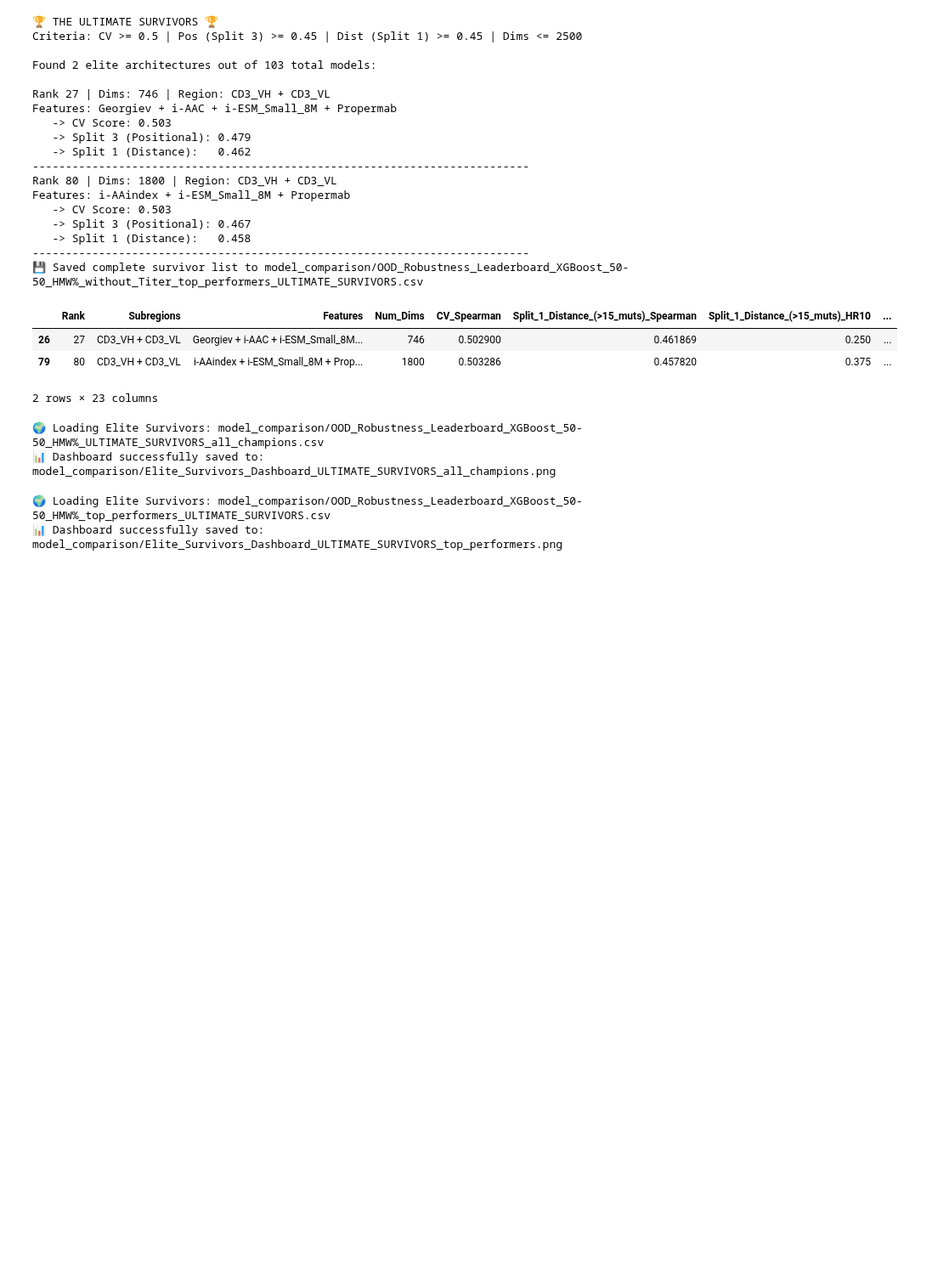
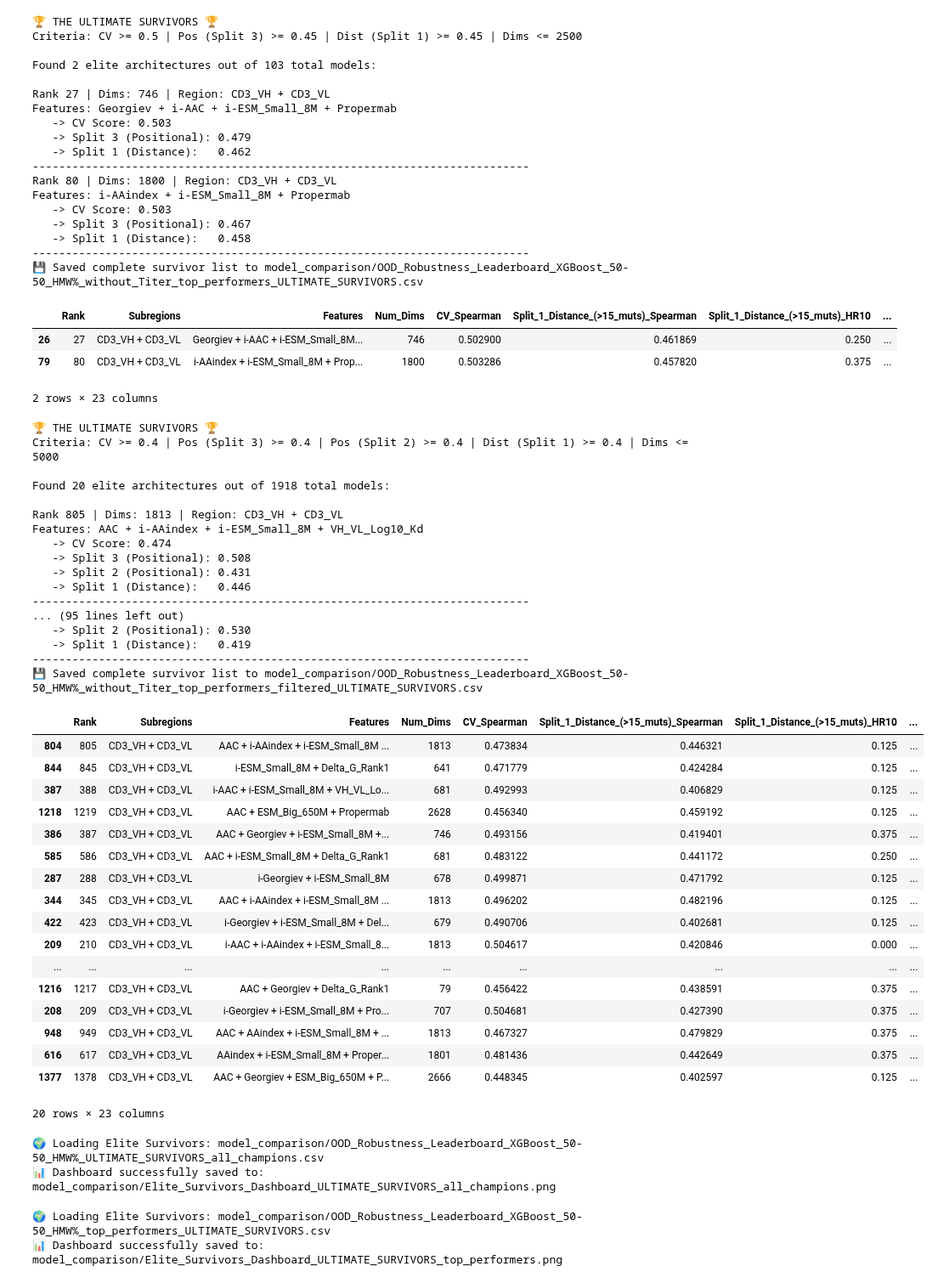
Before and after one commit to esigalas/biostream, a Jupyter notebook: Inference_on_Unseen_data_notebook.ipynb, the cells around one changed output. Shown at 85% size. Cells and saved outputs as stored; diff of their text form; code cells hidden in the pictures; blank space fills up the shorter version.

Commit message:
Updated the script to include a filter for second split when looking for ultimate survivors.

```diff
--- a/Inference_on_Unseen_data_notebook.ipynb
+++ b/Inference_on_Unseen_data_notebook.ipynb
@@ -842,18 +842,20 @@ generate_detailed_ood_dashboard(leaderboard_csv, "model_comparison/All_Champions
 # %%
 import pandas as pd
 
-def extract_ultimate_survivors(csv_path, min_cv=0.40, min_split3=0.30, min_split1=0.30, max_dims=1500):
+def extract_ultimate_survivors(csv_path, min_cv=0.40, min_split3=0.40, min_split2=0.40, min_split1=0.40, max_dims=1500):
     df = pd.read_csv(csv_path)
 
     # Locate the exact column names dynamically
-    split1_col = [c for c in df.columns if 'Split_1' in c][0]
-    split3_col = [c for c in df.columns if 'Split_3' in c][0]
+    split1_col = [c for c in df.columns if 'Split_1_Distance_(>15_muts)_Spearman' in c][0]
+    split3_col = [c for c in df.columns if 'Split_3_Positional_(Pos_72)_Spearman' in c][0]
+    split2_col = [c for c in df.columns if 'Split_2_Epistatic_(I60V_AND_V106L)_Spearman' in c][0]
 
     # Apply the 4-part strict criteria mask
     mask = (
         (df['CV_Spearman'] >= min_cv) &
         (df[split3_col] >= min_split3) &
         (df[split1_col] >= min_split1) &
+        (df[split2_col] >= min_split2) &
         (df['Num_Dims'] <= max_dims)
     )
 
@@ -863,7 +865,7 @@ def extract_ultimate_survivors(csv_path, min_cv=0.40, min_split3=0.30, min_split
     survivors = survivors.sort_values(by=[split3_col, 'CV_Spearman'], ascending=[False, False])
 
     print(f"\n🏆 THE ULTIMATE SURVIVORS 🏆")
-    print(f"Criteria: CV >= {min_cv} | Pos (Split 3) >= {min_split3} | Dist (Split 1) >= {min_split1} | Dims <= {max_dims}\n")
+    print(f"Criteria: CV >= {min_cv} | Pos (Split 3) >= {min_split3} | Pos (Split 2) >= {min_split2} | Dist (Split 1) >= {min_split1} | Dims <= {max_dims}\n")
 
     if survivors.empty:
         print("No models survived these strict criteria. Try relaxing the Positional threshold slightly.")
@@ -876,6 +878,7 @@ def extract_ultimate_survivors(csv_path, min_cv=0.40, min_split3=0.30, min_split
         print(f"Features: {row['Features']}")
         print(f"   -> CV Score: {row['CV_Spearman']:.3f}")
         print(f"   -> Split 3 (Positional): {row[split3_col]:.3f}")
+        print(f"   -> Split 2 (Positional): {row[split2_col]:.3f}")
         print(f"   -> Split 1 (Distance):   {row[split1_col]:.3f}")
         print("-" * 75)
 
@@ -933,6 +936,45 @@ Features: i-AAindex + i-ESM_Small_8M + Propermab
 | 26 | 27 | CD3_VH + CD3_VL | Georgiev + i-AAC + i-ESM_Small_8M... | 746 | 0.502900 | 0.461869 | 0.250 | ... |
 | 79 | 80 | CD3_VH + CD3_VL | i-AAindex + i-ESM_Small_8M + Prop... | 1800 | 0.503286 | 0.457820 | 0.375 | ... |
 2 rows × 23 columns
+# %%
+extract_ultimate_survivors('model_comparison/OOD_Robustness_Leaderboard_XGBoost_50-50_HMW%_without_Titer_top_performers_filtered.csv',
+                           min_cv=0.4, min_split3=0.4, min_split1=0.4, max_dims=5000)
+# %% [output]
+🏆 THE ULTIMATE SURVIVORS 🏆
+Criteria: CV >= 0.4 | Pos (Split 3) >= 0.4 | Pos (Split 2) >= 0.4 | Dist (Split 1) >= 0.4 | Dims <= 5000
+
+Found 20 elite architectures out of 1918 total models:
+
+Rank 805 | Dims: 1813 | Region: CD3_VH + CD3_VL
+Features: AAC + i-AAindex + i-ESM_Small_8M + VH_VL_Log10_Kd
+   -> CV Score: 0.474
+   -> Split 3 (Positional): 0.508
+   -> Split 2 (Positional): 0.431
+   -> Split 1 (Distance):   0.446
+---------------------------------------------------------------------------
+... (95 lines left out)
+   -> Split 2 (Positional): 0.530
+   -> Split 1 (Distance):   0.419
+---------------------------------------------------------------------------
+💾 Saved complete survivor list to model_comparison/OOD_Robustness_Leaderboard_XGBoost_50-50_HMW%_without_Titer_top_performers_filtered_ULTIMATE_SURVIVORS.csv
+|  | Rank | Subregions | Features | Num_Dims | CV_Spearman | Split_1_Distance_(>15_muts)_Spearman | Split_1_Distance_(>15_muts)_HR10 | ... |
+| 804 | 805 | CD3_VH + CD3_VL | AAC + i-AAindex + i-ESM_Small_8M ... | 1813 | 0.473834 | 0.446321 | 0.125 | ... |
+| 844 | 845 | CD3_VH + CD3_VL | i-ESM_Small_8M + Delta_G_Rank1 | 641 | 0.471779 | 0.424284 | 0.125 | ... |
+| 387 | 388 | CD3_VH + CD3_VL | i-AAC + i-ESM_Small_8M + VH_VL_Lo... | 681 | 0.492993 | 0.406829 | 0.125 | ... |
+| 1218 | 1219 | CD3_VH + CD3_VL | AAC + ESM_Big_650M + Propermab | 2628 | 0.456340 | 0.459192 | 0.125 | ... |
+| 386 | 387 | CD3_VH + CD3_VL | AAC + Georgiev + i-ESM_Small_8M +... | 746 | 0.493156 | 0.419401 | 0.375 | ... |
+| 585 | 586 | CD3_VH + CD3_VL | AAC + i-ESM_Small_8M + Delta_G_Rank1 | 681 | 0.483122 | 0.441172 | 0.250 | ... |
+| 287 | 288 | CD3_VH + CD3_VL | i-Georgiev + i-ESM_Small_8M | 678 | 0.499871 | 0.471792 | 0.125 | ... |
+| 344 | 345 | CD3_VH + CD3_VL | AAC + i-AAindex + i-ESM_Small_8M ... | 1813 | 0.496202 | 0.482196 | 0.125 | ... |
+| 422 | 423 | CD3_VH + CD3_VL | i-Georgiev + i-ESM_Small_8M + Del... | 679 | 0.490706 | 0.402681 | 0.125 | ... |
+| 209 | 210 | CD3_VH + CD3_VL | i-AAC + i-AAindex + i-ESM_Small_8... | 1813 | 0.504617 | 0.420846 | 0.000 | ... |
+| ... | ... | ... | ... | ... | ... | ... | ... | ... |
+| 1216 | 1217 | CD3_VH + CD3_VL | AAC + Georgiev + Delta_G_Rank1 | 79 | 0.456422 | 0.438591 | 0.375 | ... |
+| 208 | 209 | CD3_VH + CD3_VL | i-Georgiev + i-ESM_Small_8M + Pro... | 707 | 0.504681 | 0.427390 | 0.375 | ... |
+| 948 | 949 | CD3_VH + CD3_VL | AAC + AAindex + i-ESM_Small_8M + ... | 1813 | 0.467327 | 0.479829 | 0.375 | ... |
+| 616 | 617 | CD3_VH + CD3_VL | AAindex + i-ESM_Small_8M + Proper... | 1801 | 0.481436 | 0.442649 | 0.375 | ... |
+| 1377 | 1378 | CD3_VH + CD3_VL | AAC + Georgiev + ESM_Big_650M + P... | 2666 | 0.448345 | 0.402597 | 0.125 | ... |
+20 rows × 23 columns
 # %%
 import pandas as pd
 import numpy as np
```
Also changed, not shown: parts of 3 cells of this notebook.
